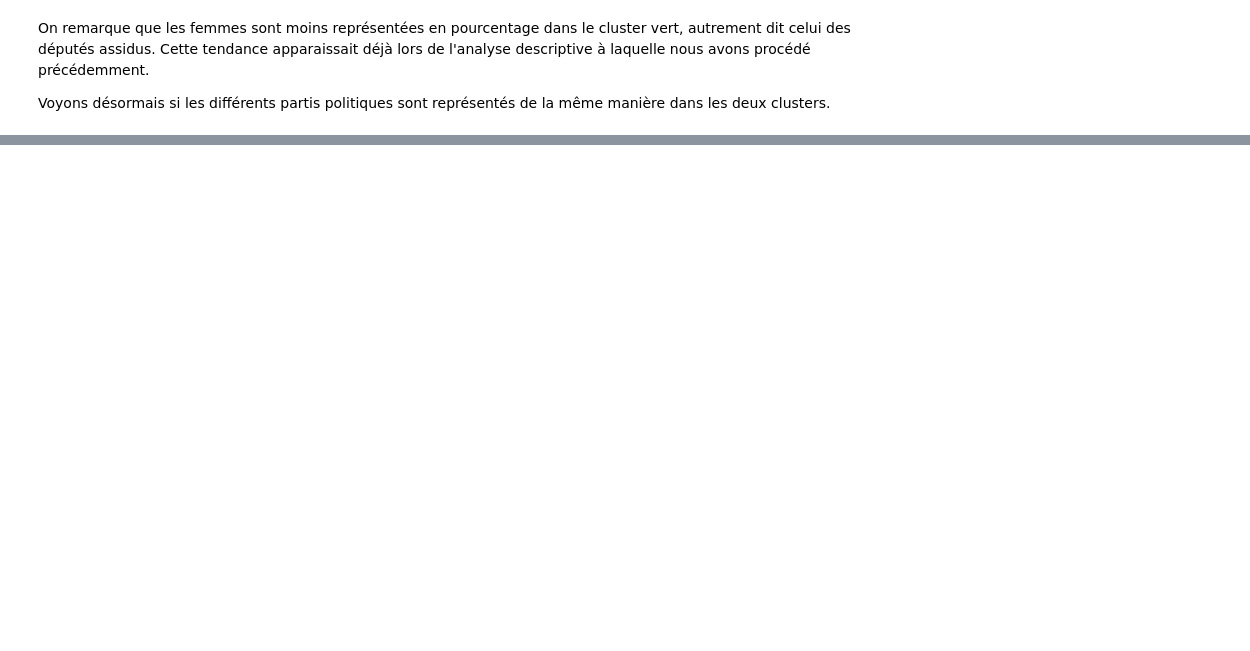
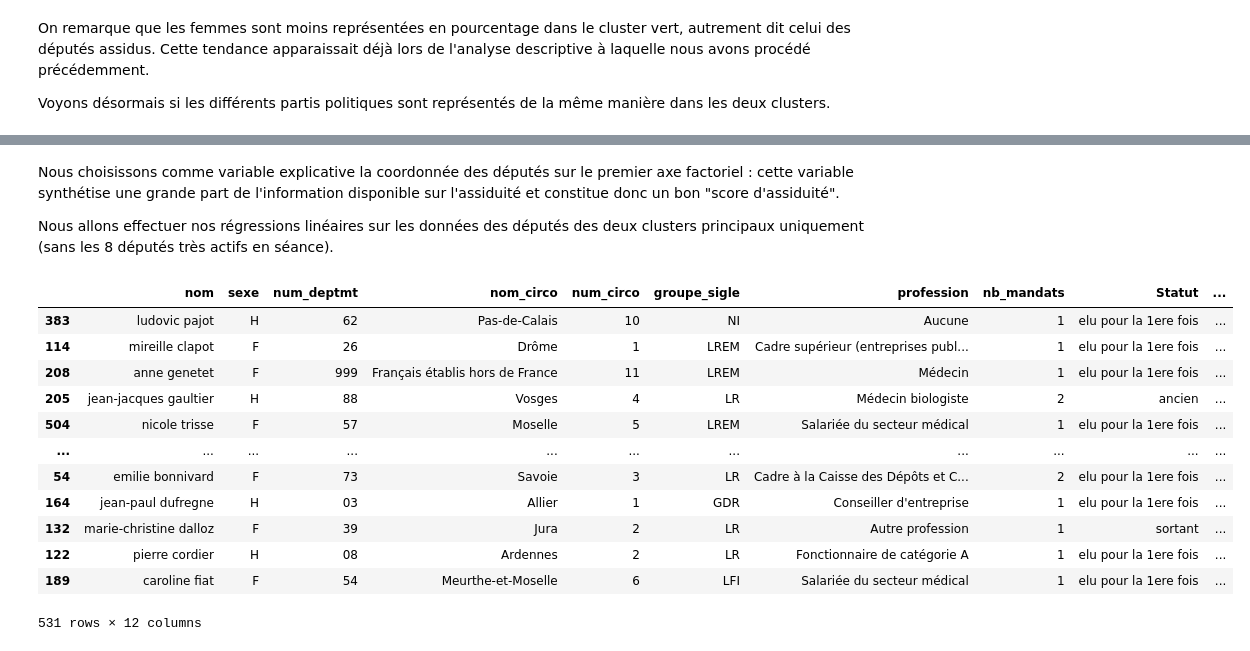
Before and after one commit to APlamont/AssemblyAttendance, a Jupyter notebook: Code/Projet Python pour le Data Scientist.ipynb, the cells around one changed output, grey strips where cells are left out. Drawn from its saved outputs; the diff is of its cells as text; code cells hidden in the pictures; blank space fills up the shorter version.

Commit message:
nettoyage, affinage, régressions (début)

```diff
--- a/Code/Projet Python pour le Data Scientist.ipynb
+++ b/Code/Projet Python pour le Data Scientist.ipynb
@@ -868,0 +873,24 @@ Si l'âge ne semble pas corrélé avec l'assiduité, il apparaît que le sexe et
+# %% [markdown]
+Nous choisissons comme variable explicative la coordonnée des députés sur le premier axe factoriel : cette variable synthétise une grande part de l'information disponible sur l'assiduité et constitue donc un bon "score d'assiduité".
+
+Nous allons effectuer nos régressions linéaires sur les données des députés des deux clusters principaux uniquement (sans les 8 députés très actifs en séance).
+# %%
+# On prépare le data frame pour les régressions
+df_reg = df_work.loc[R+V]
+df_reg["assiduite"] = coord2[:, 0] # ajout du score d'assiduité
+df_reg = df_reg.drop(['semaines_presence', 'commission_presences', 'commission_interventions', 'hemicycle_interventions','hemicycle_interventions_courtes', 'amendements_proposes', 'amendements_signes', 'amendements_adoptes', 'rapports', 'propositions_ecrites', 'propositions_signees','questions_ecrites', 'questions_orales'], axis=1) # suppression des variables d'assiduité, qui ne nous servent plus
+df_reg
+# %% [output]
+|  | nom | sexe | num_deptmt | nom_circo | num_circo | groupe_sigle | profession | nb_mandats | Statut | ... |
+| 383 | ludovic pajot | H | 62 | Pas-de-Calais | 10 | NI | Aucune | 1 | elu pour la 1ere fois | ... |
+| 114 | mireille clapot | F | 26 | Drôme | 1 | LREM | Cadre supérieur (entreprises publ... | 1 | elu pour la 1ere fois | ... |
+| 208 | anne genetet | F | 999 | Français établis hors de France | 11 | LREM | Médecin | 1 | elu pour la 1ere fois | ... |
+| 205 | jean-jacques gaultier | H | 88 | Vosges | 4 | LR | Médecin biologiste | 2 | ancien | ... |
+| 504 | nicole trisse | F | 57 | Moselle | 5 | LREM | Salariée du secteur médical | 1 | elu pour la 1ere fois | ... |
+| ... | ... | ... | ... | ... | ... | ... | ... | ... | ... | ... |
+| 54 | emilie bonnivard | F | 73 | Savoie | 3 | LR | Cadre à la Caisse des Dépôts et C... | 2 | elu pour la 1ere fois | ... |
+| 164 | jean-paul dufregne | H | 03 | Allier | 1 | GDR | Conseiller d'entreprise | 1 | elu pour la 1ere fois | ... |
+| 132 | marie-christine dalloz | F | 39 | Jura | 2 | LR | Autre profession | 1 | sortant | ... |
+| 122 | pierre cordier | H | 08 | Ardennes | 2 | LR | Fonctionnaire de catégorie A | 1 | elu pour la 1ere fois | ... |
+| 189 | caroline fiat | F | 54 | Meurthe-et-Moselle | 6 | LFI | Salariée du secteur médical | 1 | elu pour la 1ere fois | ... |
+531 rows × 12 columns
```
Also changed, not shown: parts of 22 cells of this notebook.
